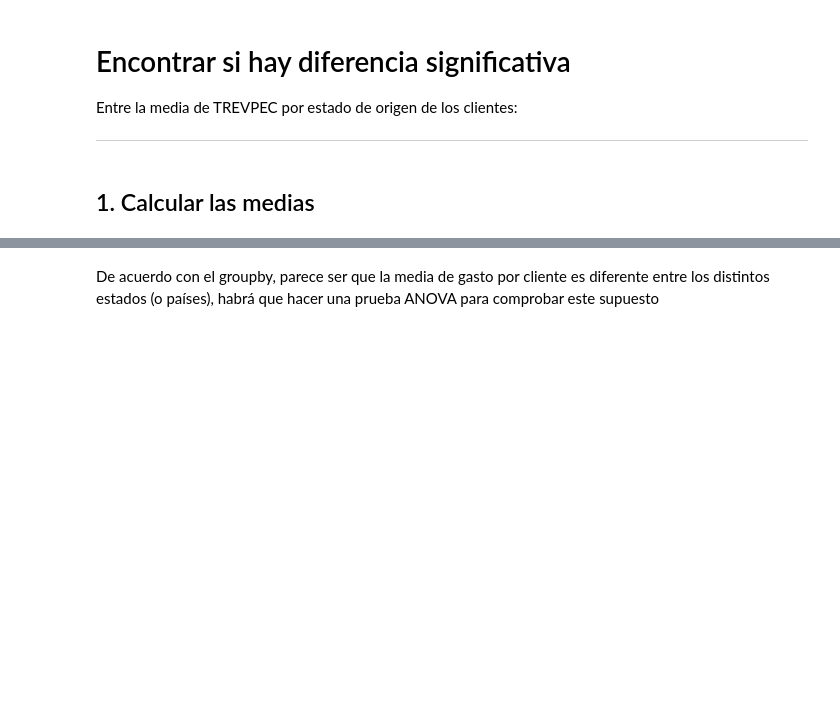
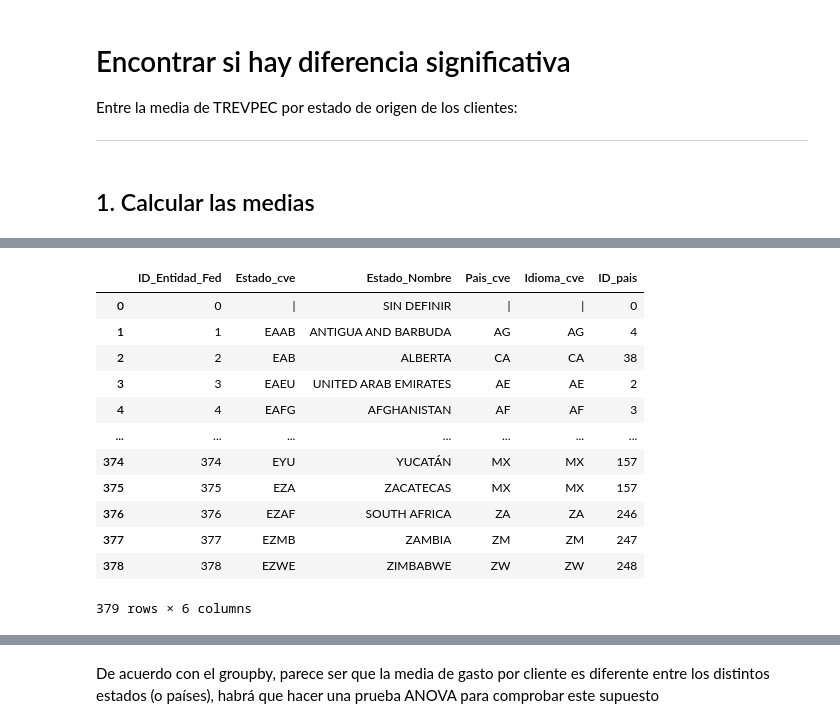
Before and after one commit to Azahramirez/claseMreporeto, a Jupyter notebook: notebooks/Notebook2_DataAnalysis_TocEdos.ipynb, the cells around one changed output, grey strips where cells are left out. Cells and saved outputs as stored; diff of their text form; code cells hidden in the pictures; blank space fills up the shorter version.

```diff
--- a/notebooks/Notebook2_DataAnalysis_TocEdos.ipynb
+++ b/notebooks/Notebook2_DataAnalysis_TocEdos.ipynb
@@ -47,6 +47,8 @@ ocupaciones_TS.head()
 | 2 | 2020-11-01 | 294 | 4.513085e+04 | 20.0 | 45130.854144 | 6.0 | 38.0 | 2.596194e+05 | 0.005574 |
 | 3 | 2020-11-01 | 48 | 0.000000e+00 | 0.0 | 0.000000 | 0.0 | 0.0 | 0.000000e+00 | 0.000000 |
 | 4 | 2020-11-01 | 5 | 1.539729e+04 | 6.0 | 15397.288134 | 6.0 | 12.0 | 8.352593e+04 | 0.001672 |
+# %%
+nombreestados=pd.read_csv("../data/iar_entidadfed.csv")
 # %% [markdown]
 # Encontrar si hay diferencia significativa
 
@@ -82,0 +86,16 @@ merged_df
+# %%
+nombreestados
+# %% [output]
+|  | ID_Entidad_Fed | Estado_cve | Estado_Nombre | Pais_cve | Idioma_cve | ID_pais |
+| 0 | 0 | | | SIN DEFINIR | | | | | 0 |
+| 1 | 1 | EAAB | ANTIGUA AND BARBUDA | AG | AG | 4 |
+| 2 | 2 | EAB | ALBERTA | CA | CA | 38 |
+| 3 | 3 | EAEU | UNITED ARAB EMIRATES | AE | AE | 2 |
+| 4 | 4 | EAFG | AFGHANISTAN | AF | AF | 3 |
+| ... | ... | ... | ... | ... | ... | ... |
+| 374 | 374 | EYU | YUCATÁN | MX | MX | 157 |
+| 375 | 375 | EZA | ZACATECAS | MX | MX | 157 |
+| 376 | 376 | EZAF | SOUTH AFRICA | ZA | ZA | 246 |
+| 377 | 377 | EZMB | ZAMBIA | ZM | ZM | 247 |
+| 378 | 378 | EZWE | ZIMBABWE | ZW | ZW | 248 |
+379 rows × 6 columns
```
Also changed, not shown: parts of 5 cells of this notebook, 10 other files.
